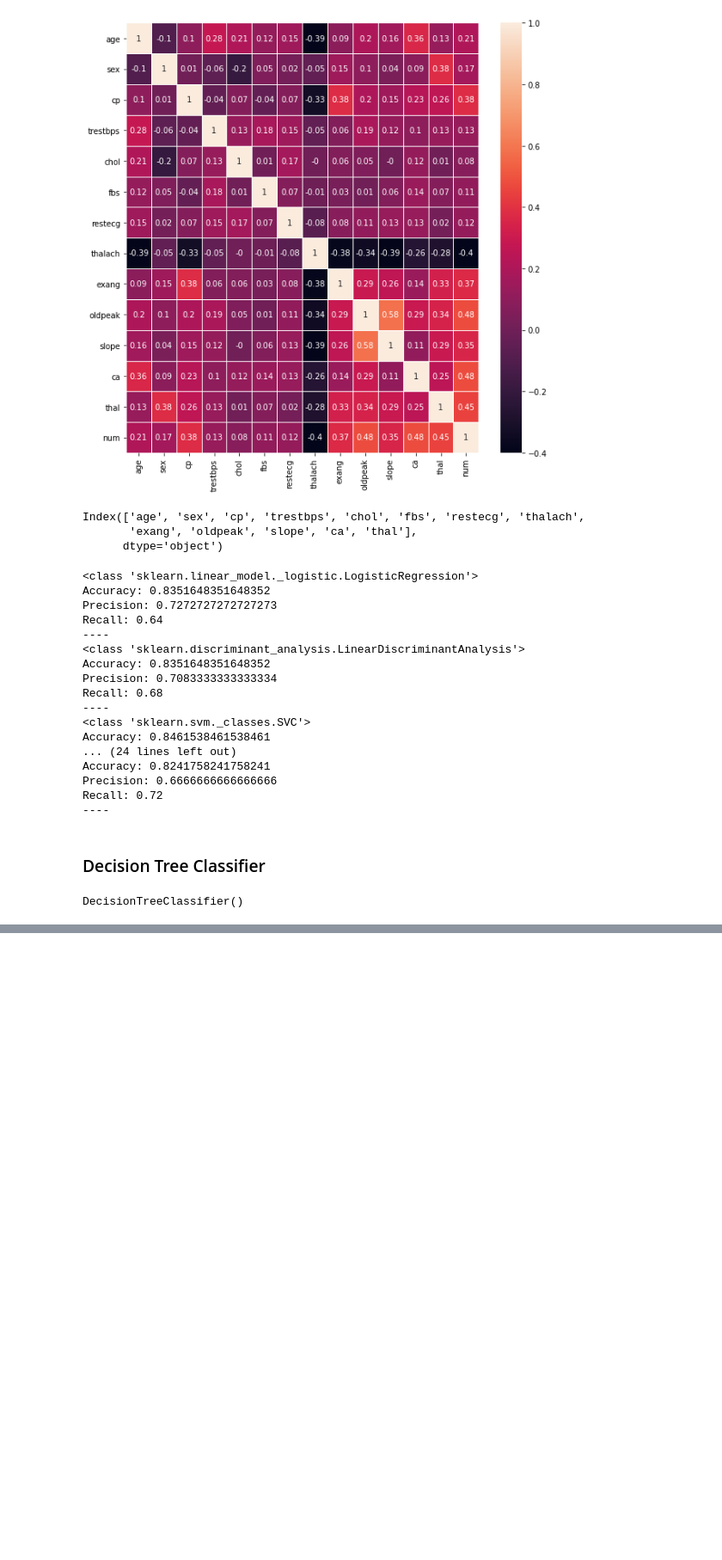
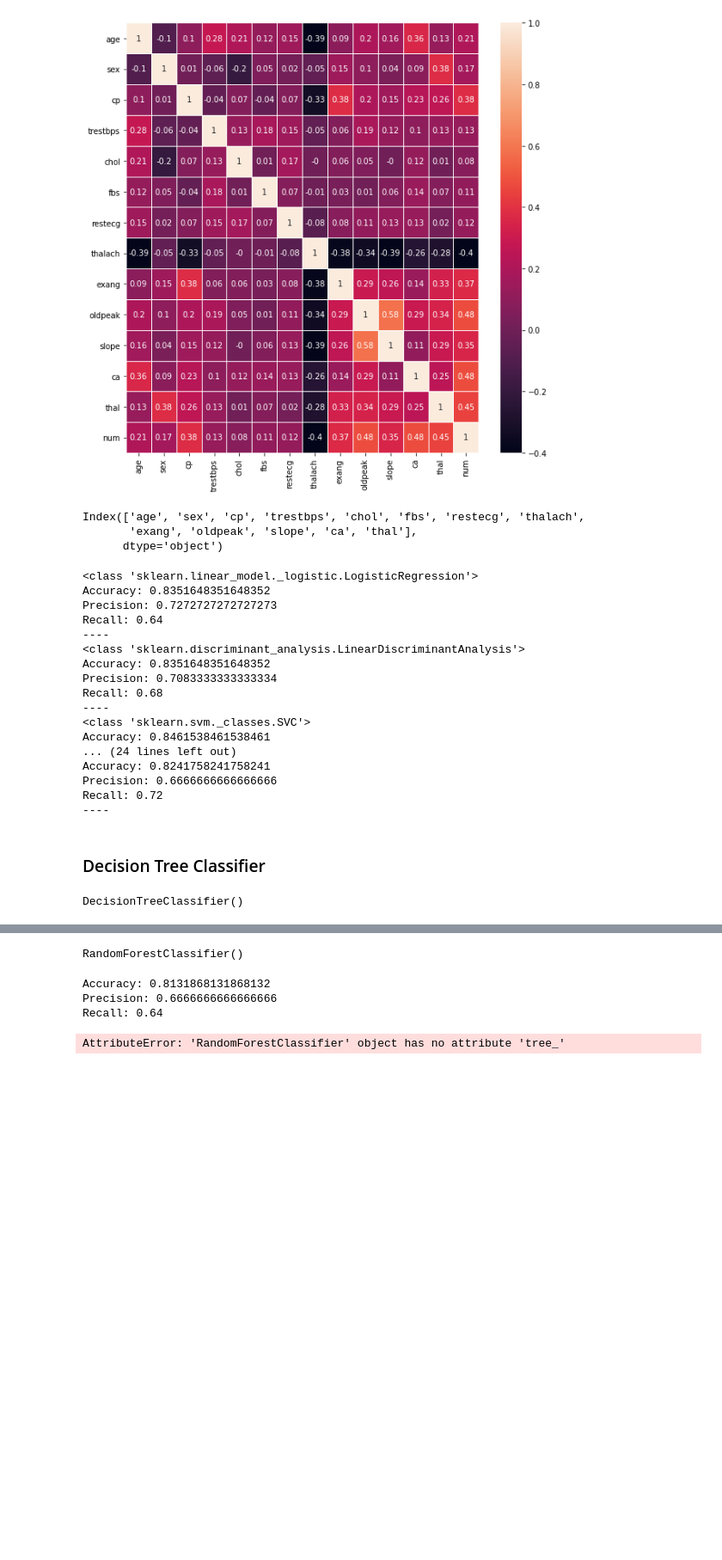
Before and after one commit to nsbisht/S2_Project_AoML_Comparative_Study_of_ML_Classification_Algorithms, a Jupyter notebook: Heart_Disease_Detection/HD.ipynb, the cells around one changed output, grey strips where cells are left out. Shown at 86% size. Drawn from its saved outputs; the diff is of its cells as text; code cells hidden in the pictures; blank space fills up the shorter version.

```diff
--- a/Heart_Disease_Detection/HD.ipynb
+++ b/Heart_Disease_Detection/HD.ipynb
@@ -252,0 +332,22 @@ print("Recall:",metrics.recall_score(Y_test, y_pred))
+# %%
+rf_classifier.fit(X_train, Y_train)
+# %% [output]
+RandomForestClassifier()
+# %%
+y_pred = rf_classifier.predict(X_test)
+print("Accuracy:",metrics.accuracy_score(Y_test, y_pred))
+print("Precision:",metrics.precision_score(Y_test, y_pred))
+print("Recall:",metrics.recall_score(Y_test, y_pred))
+# %% [output]
+Accuracy: 0.8131868131868132
+Precision: 0.6666666666666666
+Recall: 0.64
+# %%
+fig = plt.figure(figsize=(25,20))
+_ = plot_tree(rf_classifier,
+              feature_names = data.columns[0:-1],
+              filled=True)
+plt.show()
+# %% [output]
+AttributeError: 'RandomForestClassifier' object has no attribute 'tree_'
+[figure, added]
```
Also changed, not shown: parts of 15 cells of this notebook, 2 other files.
